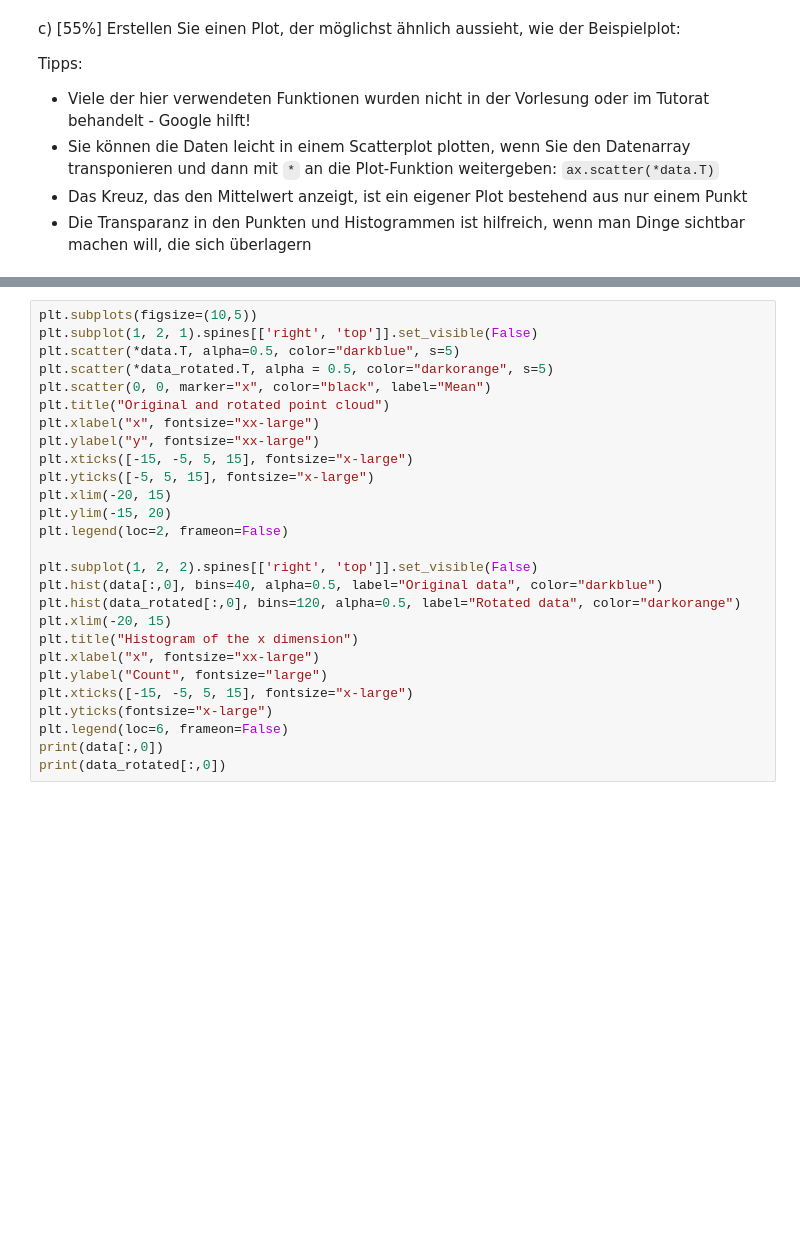
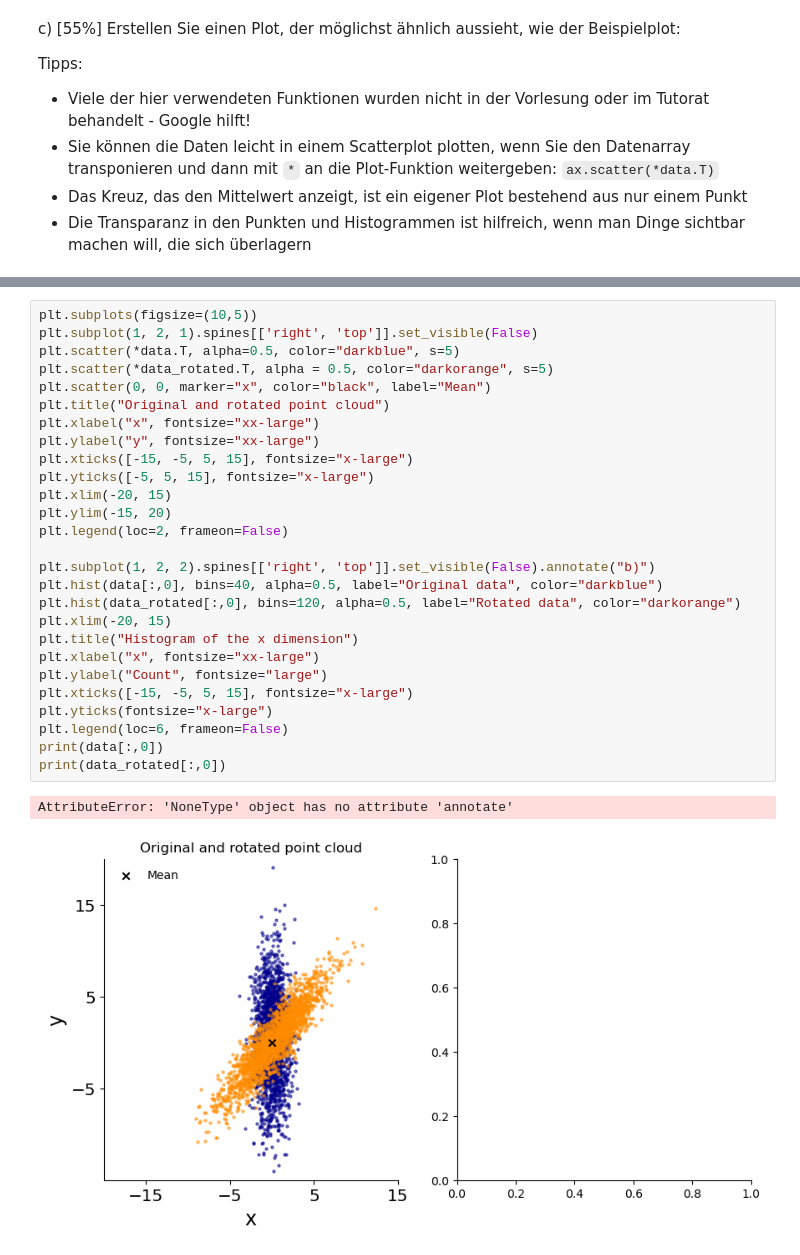
Before and after one commit to olehae/DS1, a Jupyter notebook: Hausaufgabe03.ipynb, the cells around one changed output, grey strips where cells are left out. Saved outputs shown, nothing was run; the diff lists cells and outputs as text; blank space fills up the shorter version.

```diff
--- a/Hausaufgabe03.ipynb
+++ b/Hausaufgabe03.ipynb
@@ -161,27 +161,30 @@ Tipps:
 # %%
 plt.subplots(figsize=(10,5))
 plt.subplot(1, 2, 1).spines[['right', 'top']].set_visible(False)
 plt.scatter(*data.T, alpha=0.5, color="darkblue", s=5)
 plt.scatter(*data_rotated.T, alpha = 0.5, color="darkorange", s=5)
 plt.scatter(0, 0, marker="x", color="black", label="Mean")
 plt.title("Original and rotated point cloud")
 plt.xlabel("x", fontsize="xx-large")
 plt.ylabel("y", fontsize="xx-large")
 plt.xticks([-15, -5, 5, 15], fontsize="x-large")
 plt.yticks([-5, 5, 15], fontsize="x-large")
 plt.xlim(-20, 15)
 plt.ylim(-15, 20)
 plt.legend(loc=2, frameon=False)
 
-plt.subplot(1, 2, 2).spines[['right', 'top']].set_visible(False)
+plt.subplot(1, 2, 2).spines[['right', 'top']].set_visible(False).annotate("b)")
 plt.hist(data[:,0], bins=40, alpha=0.5, label="Original data", color="darkblue")
 plt.hist(data_rotated[:,0], bins=120, alpha=0.5, label="Rotated data", color="darkorange")
 plt.xlim(-20, 15)
 plt.title("Histogram of the x dimension")
 plt.xlabel("x", fontsize="xx-large")
 plt.ylabel("Count", fontsize="large")
 plt.xticks([-15, -5, 5, 15], fontsize="x-large")
 plt.yticks(fontsize="x-large")
 plt.legend(loc=6, frameon=False)
 print(data[:,0])
 print(data_rotated[:,0])
+# %% [output]
+AttributeError: 'NoneType' object has no attribute 'annotate'
+[figure, added]
```
Also changed, not shown: parts of 1 cell of this notebook.
